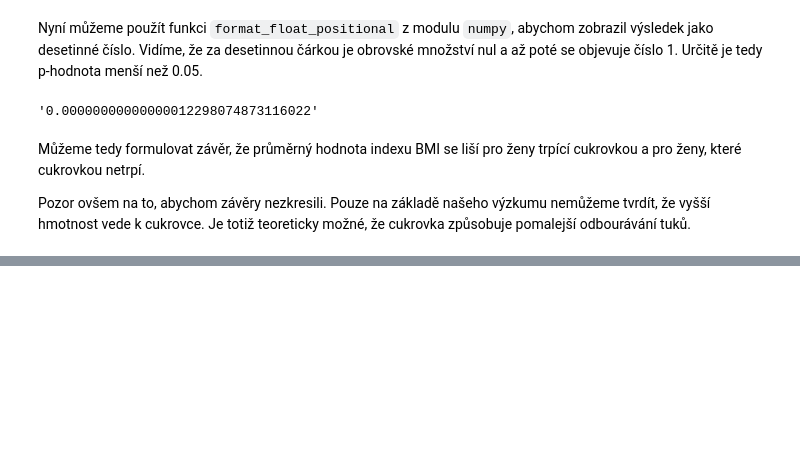
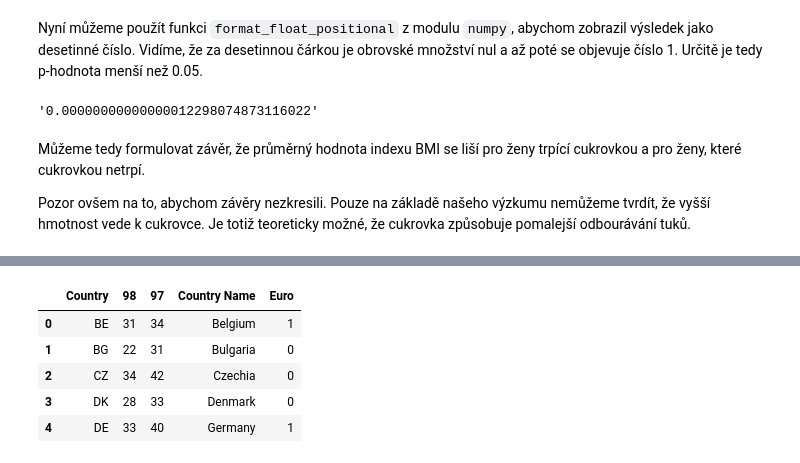
Before and after one commit to pesikj/PythonProDataScience, a Jupyter notebook: 04/lekce.ipynb, the cells around one changed output, grey strips where cells are left out. Cells and saved outputs as stored; diff of their text form; code cells hidden in the pictures; blank space fills up the shorter version.

```diff
--- a/04/lekce.ipynb
+++ b/04/lekce.ipynb
@@ -213,0 +299,10 @@ np.format_float_scientific(0.1)
+# %%
+data = pd.read_csv("inflace.csv")
+data.head()
+# %% [output]
+|  | Country | 98 | 97 | Country Name | Euro |
+| 0 | BE | 31 | 34 | Belgium | 1 |
+| 1 | BG | 22 | 31 | Bulgaria | 0 |
+| 2 | CZ | 34 | 42 | Czechia | 0 |
+| 3 | DK | 28 | 33 | Denmark | 0 |
+| 4 | DE | 33 | 40 | Germany | 1 |
```
Also changed, not shown: parts of 20 cells of this notebook, 9 other files.
